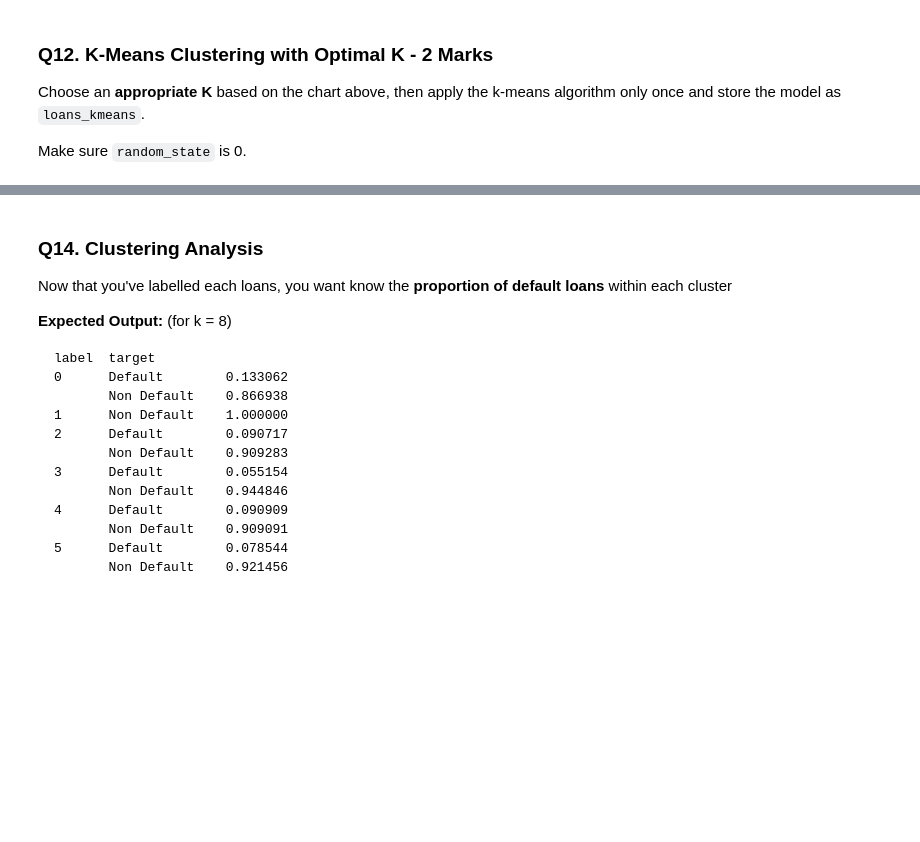
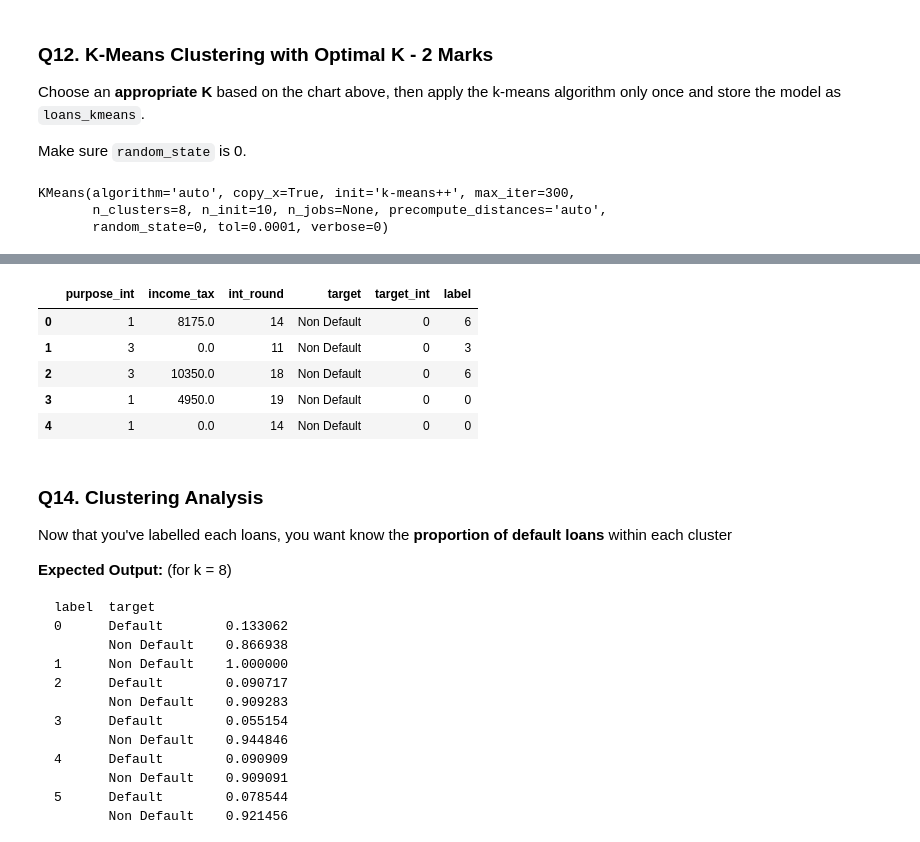
Before and after one commit to helloitsm3/DS102, a Jupyter notebook: Lesson 05/Problem Set/FirstName_LastName_Hackwagon_Academy_DS102_-_Problem_Set_3.ipynb, the cells around one changed output, grey strips where cells are left out. Saved outputs shown, nothing was run; the diff lists cells and outputs as text; code cells hidden in the pictures; blank space fills up the shorter version.

```diff
--- a/Lesson 05/Problem Set/FirstName_LastName_Hackwagon_Academy_DS102_-_Problem_Set_3.ipynb
+++ b/Lesson 05/Problem Set/FirstName_LastName_Hackwagon_Academy_DS102_-_Problem_Set_3.ipynb
@@ -415,6 +417,18 @@ Text(0.5, 1.0, 'Elbow curve')
 Choose an <b>appropriate K</b> based on the chart above, then apply the k-means algorithm only once and store the model as `loans_kmeans`.
 
 Make sure `random_state` is 0.
+# %%
+k=8
+
+model = KMeans(n_clusters=k,
+               random_state=0)
+
+loans_kmeans = model.fit(loans_numeric_df)
+loans_kmeans
+# %% [output]
+KMeans(algorithm='auto', copy_x=True, init='k-means++', max_iter=300,
+       n_clusters=8, n_init=10, n_jobs=None, precompute_distances='auto',
+       random_state=0, tol=0.0001, verbose=0)
 # %%
 ## TA/INSTRUCTOR ONLY
 ## KMEANS MARK: /1
@@ -427,6 +441,16 @@ All loans are now tagged with a particular cluster or label. Using the `.labels_
 **Expected Output:** (for k = 8)
 
 <img src="https://i.imgur.com/uKpialC.png">
+# %%
+all_loans_df['label'] = loans_kmeans.labels_
+all_loans_df[["purpose_int", "income_tax", "int_round", "target", "target_int", "label"]].head()
+# %% [output]
+|  | purpose_int | income_tax | int_round | target | target_int | label |
+| 0 | 1 | 8175.0 | 14 | Non Default | 0 | 6 |
+| 1 | 3 | 0.0 | 11 | Non Default | 0 | 3 |
+| 2 | 3 | 10350.0 | 18 | Non Default | 0 | 6 |
+| 3 | 1 | 4950.0 | 19 | Non Default | 0 | 0 |
+| 4 | 1 | 0.0 | 14 | Non Default | 0 | 0 |
 # %%
 ## TA/INSTRUCTOR ONLY
 ## MARKS AWARDED: /1
```
Also changed, not shown: parts of 7 cells of this notebook.
